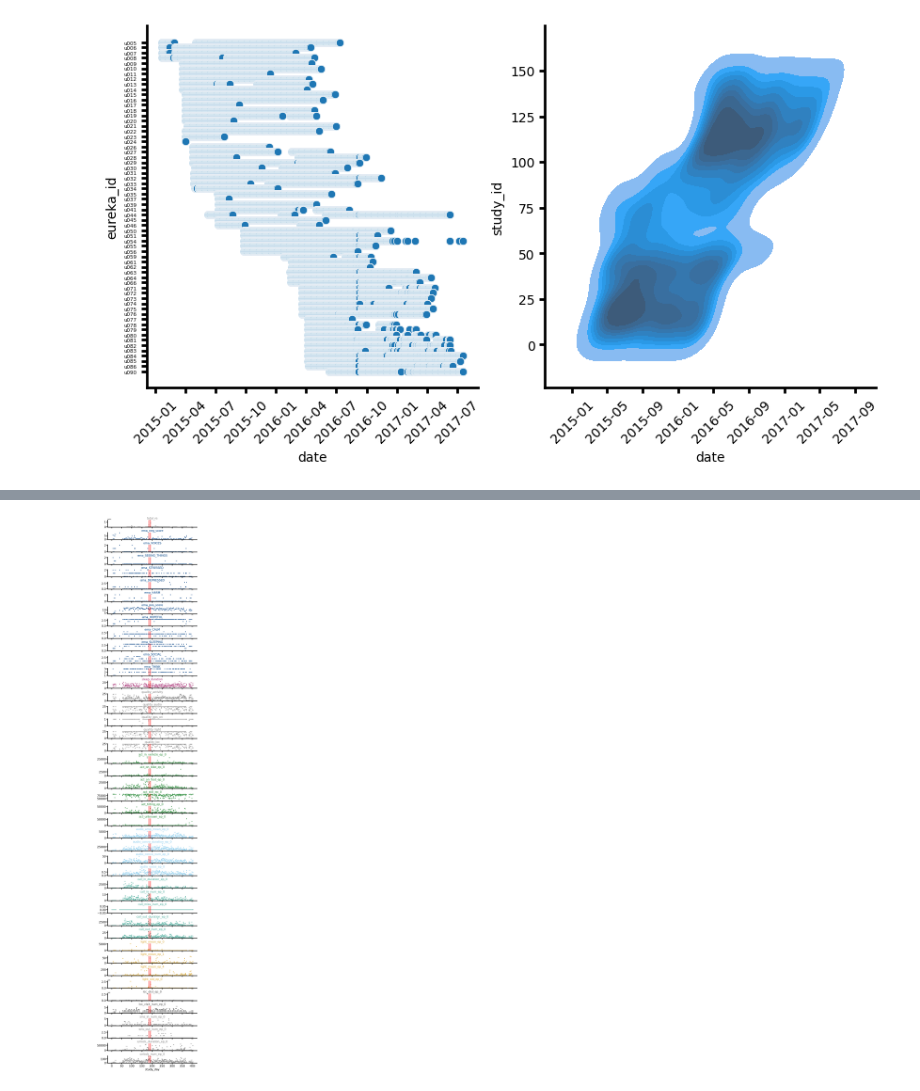
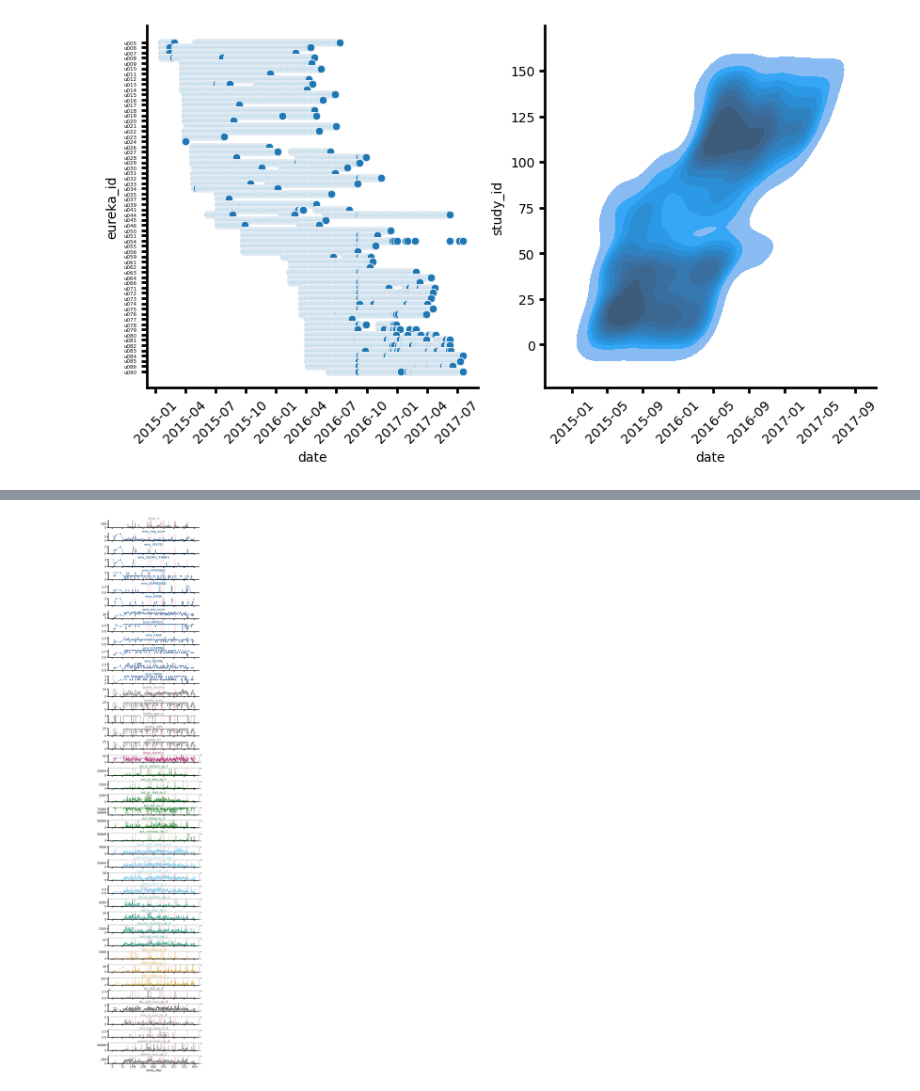
Before and after one commit to akre96/mhealth_anomaly_detection, a Jupyter notebook: notebooks/import_crosscheck.ipynb, the cells around one changed output, grey strips where cells are left out. Saved outputs shown, nothing was run; the diff lists cells and outputs as text; code cells hidden in the pictures.

```diff
--- a/notebooks/import_crosscheck.ipynb
+++ b/notebooks/import_crosscheck.ipynb
@@ -51,6 +51,7 @@ fa.despine_thicken_axes(axes[1], fontsize=10, x_rotation=45)
 [figure]
 # %%
 daily_passive_features = [
+    'sleep_duration',
     'act_in_vehicle_ep_0',
     'act_on_bike_ep_0',
     'act_on_foot_ep_0',
@@ -63,13 +64,11 @@ daily_passive_features = [
     'audio_voice_ep_0',
     'call_in_duration_ep_0',
     'call_in_num_ep_0',
-    'call_miss_num_ep_0',
     'call_out_duration_ep_0',
     'call_out_num_ep_0',
     'light_mean_ep_0',
     'light_mean_ep_1',
     'light_mean_ep_4',
-    'light_std_ep_0',
     'loc_dist_ep_0',
     'loc_visit_num_ep_0',
     'sms_in_num_ep_0',
@@ -96,7 +95,6 @@ plot_features = [
     'ema_SLEEPING',
     'ema_SOCIAL',
     'ema_THINK',
-    'sleep_duration',
     'quality_activity',
     'quality_audio',
     'quality_gps_on',
@@ -123,5 +121,4 @@ for sid, subject_data in tqdm(crosscheck.data.groupby('subject_id')):
     fig.suptitle(f'Subject {sid}')
     fname = Path(fig_dir, f'{sid}_lineplot.png')
     fig.savefig(fname)
-    #plt.close()
-    break
+    plt.close()
@@ -166,31 +177,44 @@ for f in crosscheck.feature_cols:
 # %%
 importlib.reload(ad)
+importlib.reload(plots)
+
 subject_id = 2
 subject_data = crosscheck.data[crosscheck.data.subject_id == subject_id].reset_index()
 
 # Rolling 7 day PCA based anomaly detection
 anomalyDetector = ad.BaseRollingAnomalyDetector(
     features=daily_passive_features,
     n_components=5,
-    window_size=14,
-    max_missing_days=4,
+    window_size=30,
+    max_missing_days=10,
 )
 
 # Get reconstruction error and use to do anomaly labeling
 reconstruction_error, pca_components = anomalyDetector.getReconstructionError(subject_data)
 subject_data['anomaly'] = anomalyDetector.labelAnomaly(reconstruction_error)
 subject_data['total_re'] = reconstruction_error['total_re']
 
 # Plot features with anomalies labeled
-plots.lineplot_features(
+fig, axes = plots.lineplot_features(
     subject_data,
     [
         'total_re',
         *plot_features
     ],
     anomaly_col='anomaly',
     palette=palette,
     scatter=True,
-);
+)
+plots.overlay_reconstruction_error(
+    reconstruction_error,
+    fig,
+    axes,
+    [
+        'total_re',
+        *plot_features
+    ],
+    palette,
+    'study_day'
+)
 # %% [output]
-[figure, old version]
+[figure, new version]
```
Also changed, not shown: parts of 3 cells of this notebook, 6 other files.
